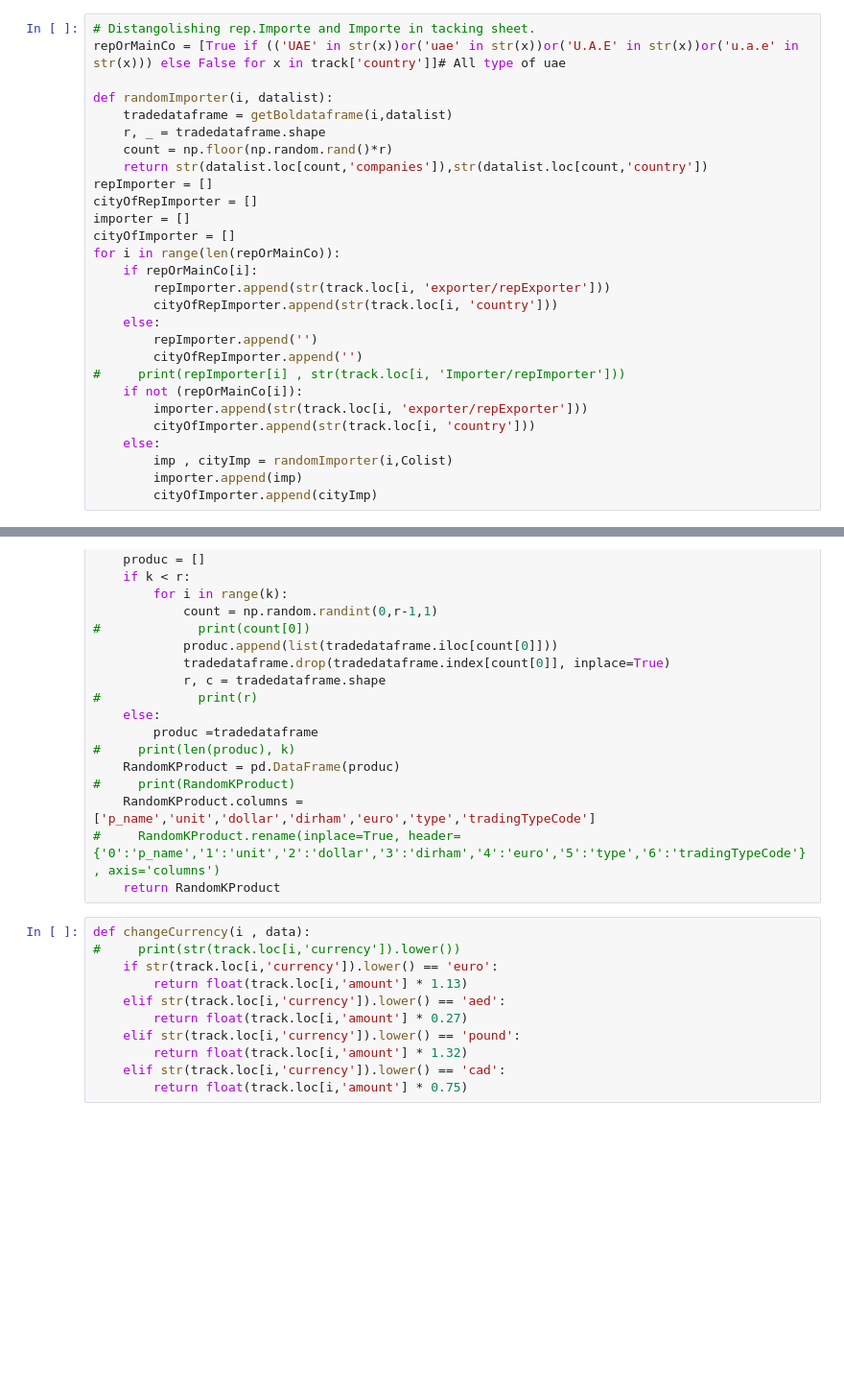
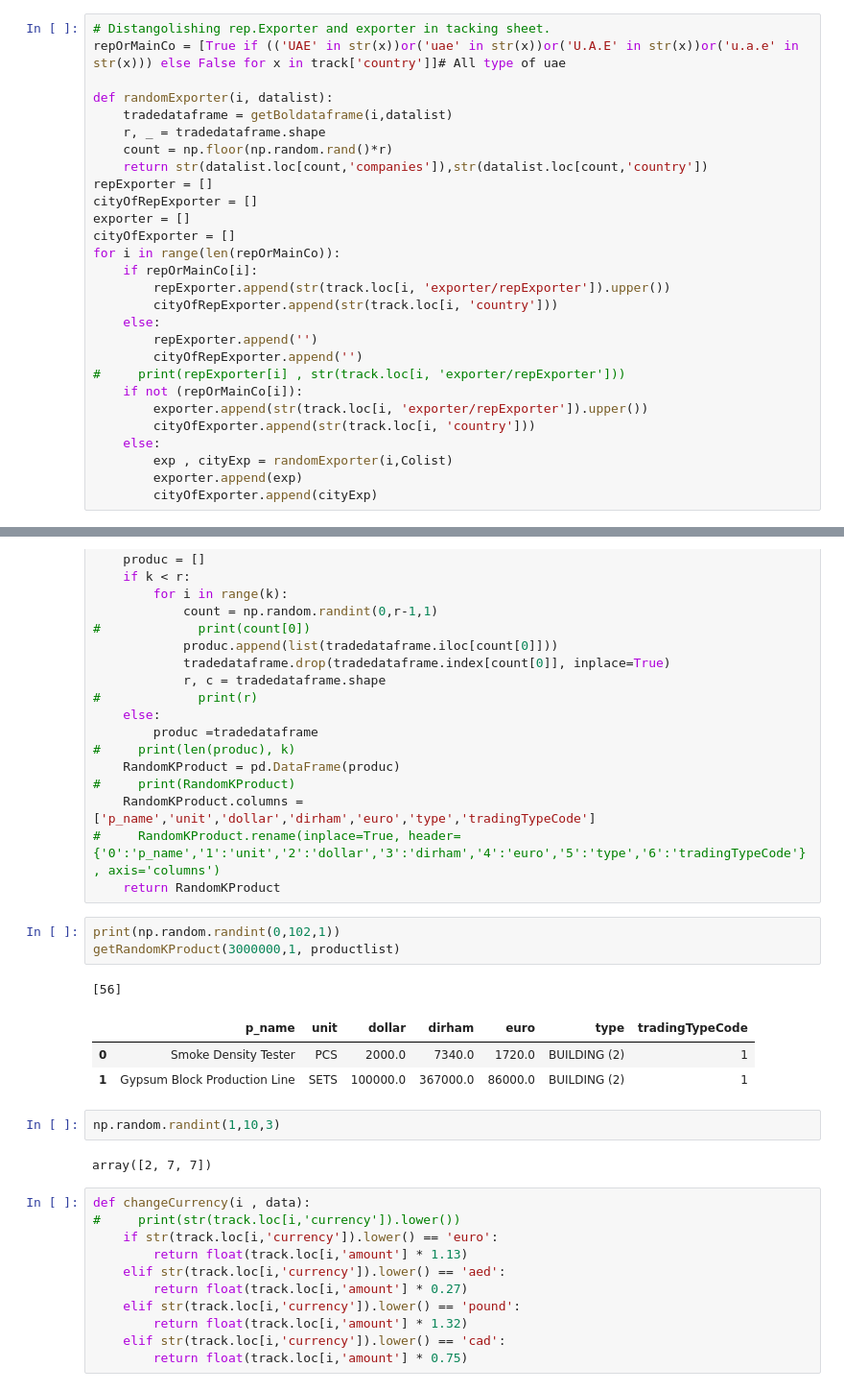
Before and after one commit to aminkhod/Abacas-transaction, a Jupyter notebook: transaction _SQ.ipynb, the cells around one changed output, grey strips where cells are left out. Shown at 96% size. Drawn from its saved outputs; the diff is of its cells as text; blank space fills up the shorter version.

```diff
--- a/transaction _SQ.ipynb
+++ b/transaction _SQ.ipynb
@@ -110,33 +142,33 @@ def getBoldataframe(TradingCode, datalist):
 
     return datalist[codeVector]
 # %%
-# Distangolishing rep.Importe and Importe in tacking sheet.
+# Distangolishing rep.Exporter and exporter in tacking sheet.
 repOrMainCo = [True if (('UAE' in str(x))or('uae' in str(x))or('U.A.E' in str(x))or('u.a.e' in str(x))) else False for x in track['country']]# All type of uae
 
-def randomImporter(i, datalist):
+def randomExporter(i, datalist):
     tradedataframe = getBoldataframe(i,datalist)
     r, _ = tradedataframe.shape
     count = np.floor(np.random.rand()*r)
     return str(datalist.loc[count,'companies']),str(datalist.loc[count,'country'])
-repImporter = []
-cityOfRepImporter = []
-importer = []
-cityOfImporter = []
+repExporter = []
+cityOfRepExporter = []
+exporter = []
+cityOfExporter = []
 for i in range(len(repOrMainCo)):
     if repOrMainCo[i]:
-        repImporter.append(str(track.loc[i, 'exporter/repExporter']))
-        cityOfRepImporter.append(str(track.loc[i, 'country']))
+        repExporter.append(str(track.loc[i, 'exporter/repExporter']).upper())
+        cityOfRepExporter.append(str(track.loc[i, 'country']))
     else:
-        repImporter.append('')
-        cityOfRepImporter.append('')
-#     print(repImporter[i] , str(track.loc[i, 'Importer/repImporter']))
+        repExporter.append('')
+        cityOfRepExporter.append('')
+#     print(repExporter[i] , str(track.loc[i, 'exporter/repExporter']))
     if not (repOrMainCo[i]):
-        importer.append(str(track.loc[i, 'exporter/repExporter']))
-        cityOfImporter.append(str(track.loc[i, 'country']))
+        exporter.append(str(track.loc[i, 'exporter/repExporter']).upper())
+        cityOfExporter.append(str(track.loc[i, 'country']))
     else:
-        imp , cityImp = randomImporter(i,Colist)
-        importer.append(imp)
-        cityOfImporter.append(cityImp)
+        exp , cityExp = randomExporter(i,Colist)
+        exporter.append(exp)
+        cityOfExporter.append(cityExp)
 # %%
 ones = {
     0: '', 1: 'One', 2: 'Two', 3: 'Three', 4: 'Four', 5: 'Five', 6: 'Six',
@@ -365,6 +451,18 @@ def getRandomKProduct(amount,iD, datalist):
     RandomKProduct.columns = ['p_name','unit','dollar','dirham','euro','type','tradingTypeCode']
 #     RandomKProduct.rename(inplace=True, header={'0':'p_name','1':'unit','2':'dollar','3':'dirham','4':'euro','5':'type','6':'tradingTypeCode'}, axis='columns')
     return RandomKProduct
+# %%
+print(np.random.randint(0,102,1))
+getRandomKProduct(3000000,1, productlist)
+# %% [output]
+[56]
+|  | p_name | unit | dollar | dirham | euro | type | tradingTypeCode |
+| 0 | Smoke Density Tester | PCS | 2000.0 | 7340.0 | 1720.0 | BUILDING (2) | 1 |
+| 1 | Gypsum Block Production Line | SETS | 100000.0 | 367000.0 | 86000.0 | BUILDING (2) | 1 |
+# %%
+np.random.randint(1,10,3)
+# %% [output]
+array([2, 7, 7])
 # %%
 def changeCurrency(i , data):
 #     print(str(track.loc[i,'currency']).lower())
```
Also changed, not shown: parts of 21 cells of this notebook, 3 other files.
